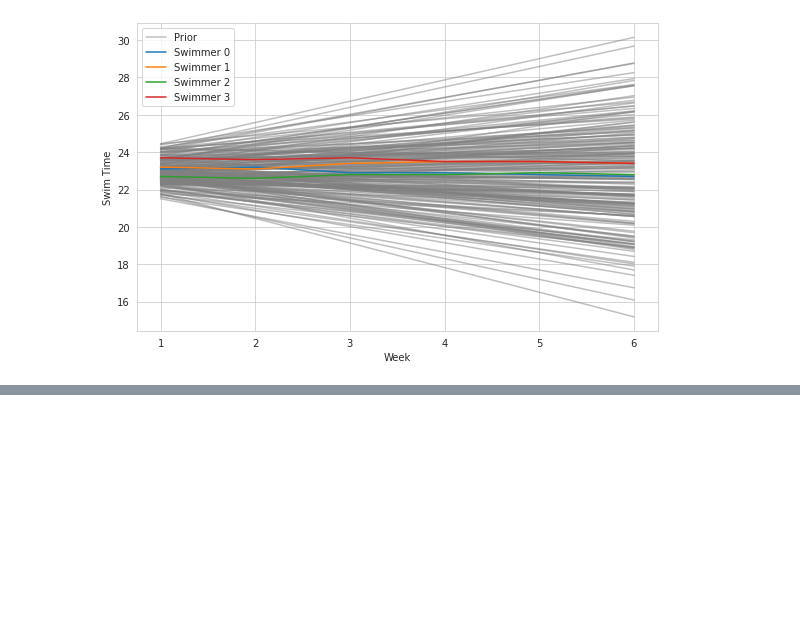
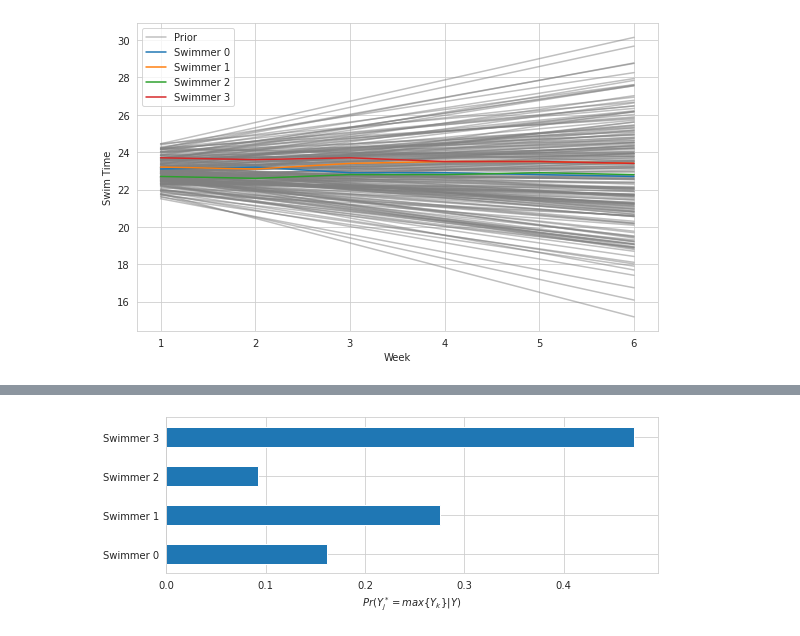
Before and after one commit to WHITSNAK/sta_602, a Jupyter notebook: hw12/ex 9.1.ipynb, the cells around one changed output, grey strips where cells are left out. Cells and saved outputs as stored; diff of their text form; code cells hidden in the pictures; blank space fills up the shorter version.

```diff
--- a/hw12/ex 9.1.ipynb
+++ b/hw12/ex 9.1.ipynb
@@ -130,0 +133,10 @@ pd.get_dummies(P.apply(np.argmax, axis=1)).mean().plot(kind='bar')
+# %%
+fig, ax = plt.subplots(figsize=(8, 3))
+sr = pd.get_dummies(P.apply(np.argmax, axis=1)).mean()
+sr.index = P.columns
+sr.plot(kind='barh', ax=ax)
+ax.set_xlabel("$Pr(Y_j^* = max\{Y_k\}|Y)$")
+fig.tight_layout()
+fig.show()
+# %% [output]
+[figure, added]
```
Also changed, not shown: parts of 7 cells of this notebook, 2 other files.
